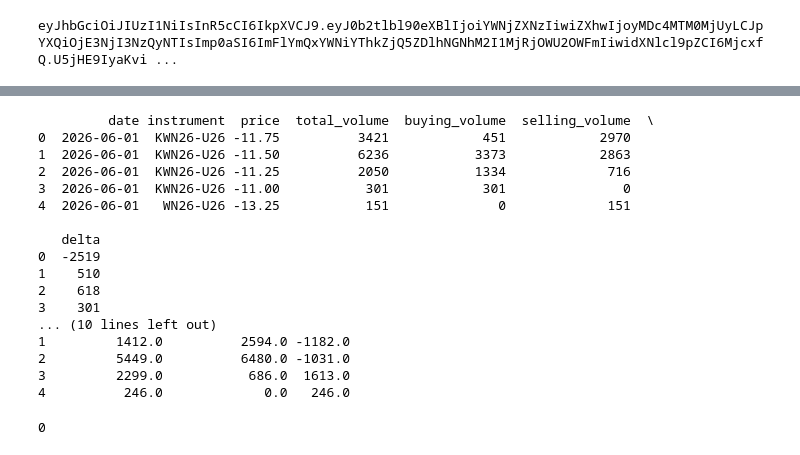
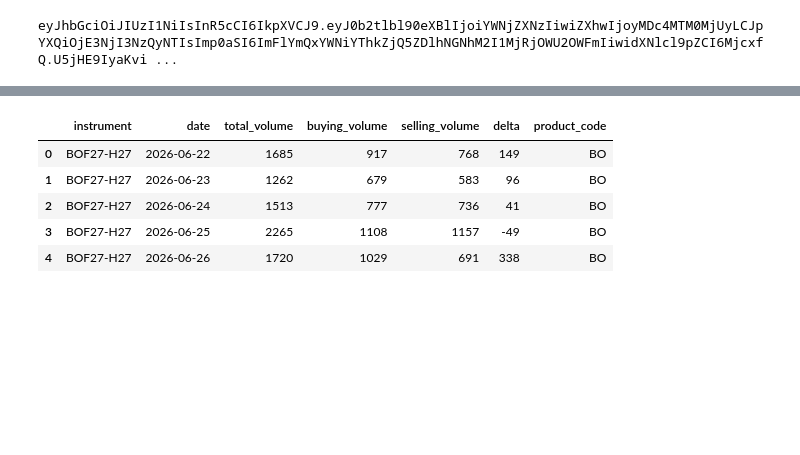
Before and after one commit to anuj-srivastava2024/Vap_dashboard, a Jupyter notebook: vap_dashboard.ipynb, the cells around one changed output, grey strips where cells are left out. Cells and saved outputs as stored; diff of their text form; code cells hidden in the pictures; blank space fills up the shorter version.

```diff
--- a/vap_dashboard.ipynb
+++ b/vap_dashboard.ipynb
@@ -351,0 +315,15 @@ print(dup.sum())
+# %%
+delta=vap.copy()
+# %%
+df_grouped = (
+    delta.groupby(['instrument', 'date'], as_index=False)
+      .agg({
+          'total_volume': 'sum',
+          'buying_volume': 'sum',
+          'selling_volume': 'sum',
+          'delta': 'sum'
+      })
+)
+
+print(df_grouped)
+delta=df_grouped.copy()
@@ -358,29 +371,11 @@ daily_ohlc.head()
-# %%
-print(pd.read_csv("vap_dashboard_main.csv").head())
-print(pd.read_csv("vap_dashboard_ohlc.csv").head())
-# %% [output]
-         date instrument  price  total_volume  buying_volume  selling_volume  \
-0  2026-06-01  KWN26-U26 -11.75          3421            451            2970
-1  2026-06-01  KWN26-U26 -11.50          6236           3373            2863
-2  2026-06-01  KWN26-U26 -11.25          2050           1334             716
-3  2026-06-01  KWN26-U26 -11.00           301            301               0
-4  2026-06-01   WN26-U26 -13.25           151              0             151
-
-   delta
-0  -2519
-1    510
-2    618
-3    301
-... (10 lines left out)
-1         1412.0          2594.0 -1182.0
-2         5449.0          6480.0 -1031.0
-3         2299.0           686.0  1613.0
-4          246.0             0.0   246.0
-# %%
-import os
-
-os.system("git add vap_dashboard_main.csv vap_dashboard_ohlc.csv")
-os.system('git commit -m "VAP update"')
-os.system("git push")
-# %% [output]
-0
+# %%
+#extracting product code
+delta["product_code"] = delta["instrument"].str.extract(r"^([A-Z]+)[FGHJKMNQUVXZ]")
+delta.head()
+# %% [output]
+|  | instrument | date | total_volume | buying_volume | selling_volume | delta | product_code |
+| 0 | BOF27-H27 | 2026-06-22 | 1685 | 917 | 768 | 149 | BO |
+| 1 | BOF27-H27 | 2026-06-23 | 1262 | 679 | 583 | 96 | BO |
+| 2 | BOF27-H27 | 2026-06-24 | 1513 | 777 | 736 | 41 | BO |
+| 3 | BOF27-H27 | 2026-06-25 | 2265 | 1108 | 1157 | -49 | BO |
+| 4 | BOF27-H27 | 2026-06-26 | 1720 | 1029 | 691 | 338 | BO |
```
Also changed, not shown: parts of 16 cells of this notebook, 3 other files.
